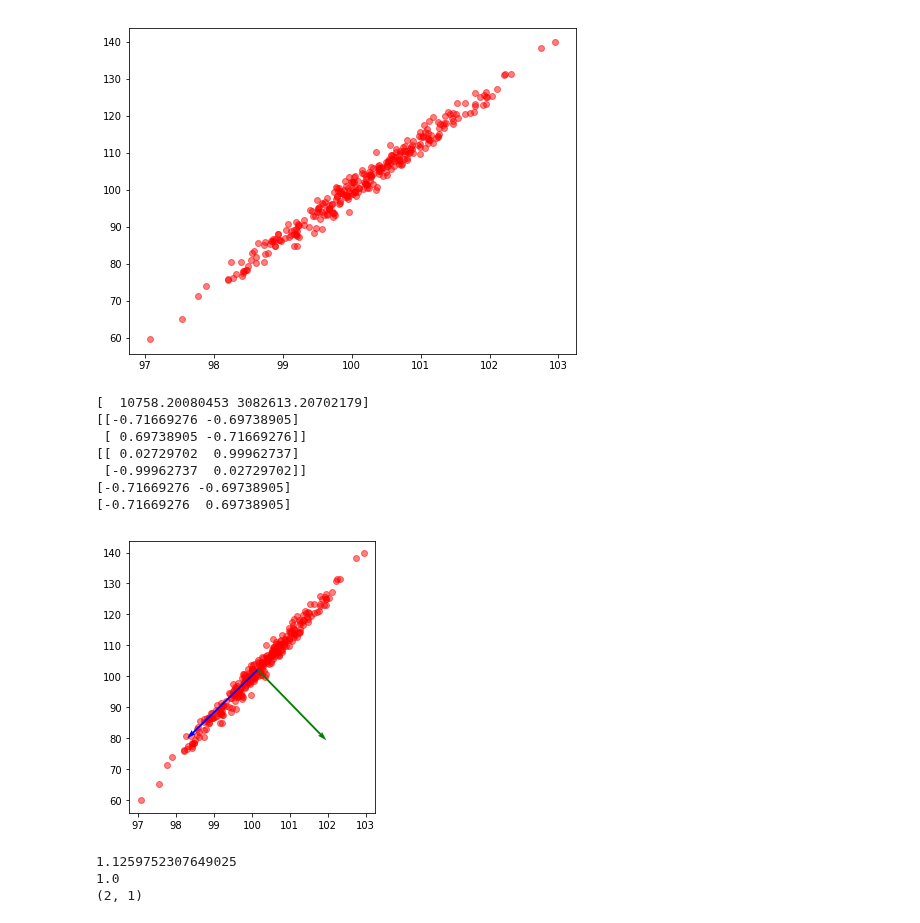
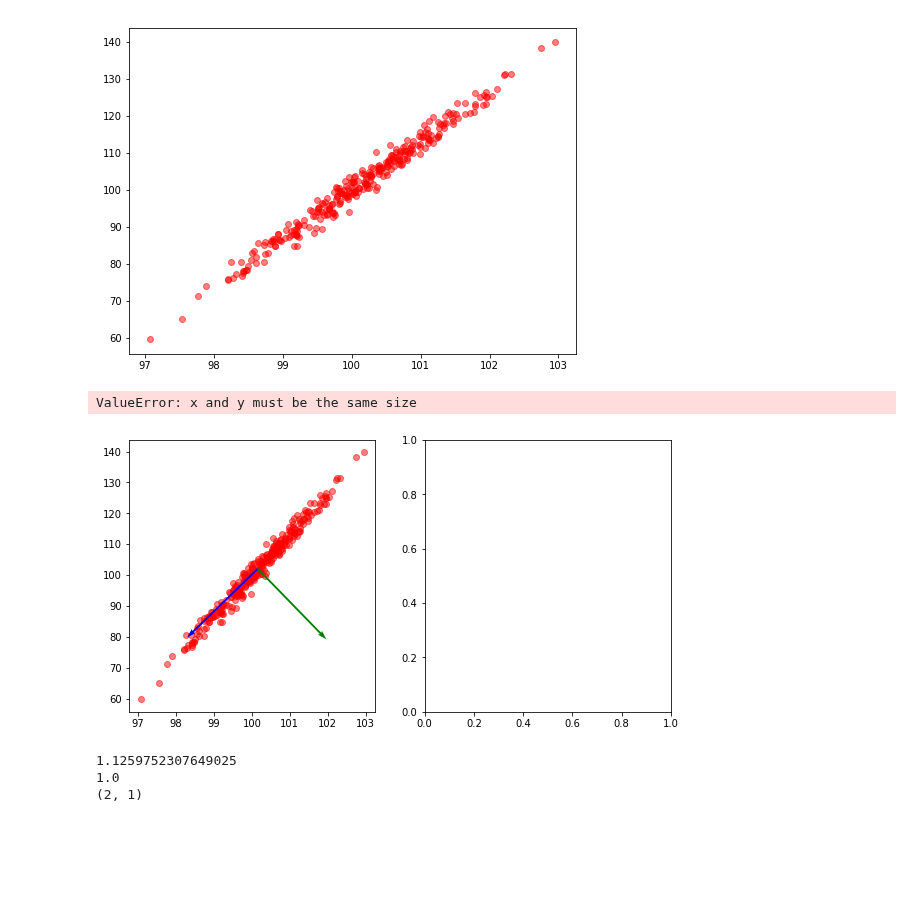
Before and after one commit to JaeDukSeo/Daily-Neural-Network-Practice-3, a Jupyter notebook: sandbox full of trash/Linear Algebra/start and explore.ipynb, the cells around one changed output. Drawn from its saved outputs; the diff is of its cells as text; code cells hidden in the pictures; blank space fills up the shorter version.

```diff
--- a/sandbox full of trash/Linear Algebra/start and explore.ipynb
+++ b/sandbox full of trash/Linear Algebra/start and explore.ipynb
@@ -18,50 +18,31 @@ plt.show()
 # %%
 # traditional PCA
 
 # 1. projection
 cov = X.T @ X / X.shape[1]
 evalue,evector = np.linalg.eig(cov)
 idx = np.argsort(evalue)[::-1]
 evecs = evector[:,idx]
-
-print(evalue)
-print(evector)
-print(evector@evector)
-print(evector[0,:])
-print(evector[:,0])
-
-projected = X @ evecs[:,1]
-recovered = projected[:,None] @ evecs[:,1][:,None].T
+projected = X @ evecs[:,0]
+recovered = projected[:,None] @ evecs[:,0][:,None].T
 
 # 2. recover
 plt.figure(figsize=(15,5))
 plt.subplot(1, 3, 1)
 plt.scatter(X[:, 0], X[:,1], color='red', alpha=0.5)
-plt.quiver( X.mean(0)[0], X.mean(0)[1], evector[0,0],evector[0,1], color=['b'], scale=2.5)
-plt.quiver( X.mean(0)[0], X.mean(0)[1], evector[1,0],evector[1,1], color=['g'], scale=2.5)
+plt.quiver(X.mean(0)[0], X.mean(0)[1], evector[0,0],evector[0,1], color=['b'], scale=2.5)
+plt.quiver(X.mean(0)[0], X.mean(0)[1], evector[1,0],evector[1,1], color=['g'], scale=2.5)
 
-
-
-# plt.scatter(X[y==0, 0], X[y==0, 1], color='red', alpha=0.5)
-# plt.scatter(X[y==1, 0], X[y==1, 1], color='blue', alpha=0.5)
-
-# plt.subplot(1, 3, 2)
-# plt.scatter(projected[y==0], np.zeros((len(projected)//2,1)), color='red', alpha=0.5)
-# plt.scatter(projected[y==1], np.zeros((len(projected)//2,1)), color='blue', alpha=0.5)
+plt.subplot(1, 3, 2)
+plt.scatter(X[:, 0], X[:,1], color='red', alpha=0.5)
 
 # plt.subplot(1, 3, 3)
 # plt.scatter(recovered[y==0, 0], recovered[y==0, 1], color='red', alpha=0.5)
 # plt.scatter(recovered[y==1, 0], recovered[y==1, 1], color='blue', alpha=0.5)
 plt.show()
 # %% [output]
-[  10758.20080453 3082613.20702179]
-[[-0.71669276 -0.69738905]
- [ 0.69738905 -0.71669276]]
-[[ 0.02729702  0.99962737]
- [-0.99962737  0.02729702]]
-[-0.71669276 -0.69738905]
-[-0.71669276  0.69738905]
+ValueError: x and y must be the same size
-[figure, old version]
+[figure, new version]
 # %%
 # simple method
 w = np.random.randn(2,1)
```
